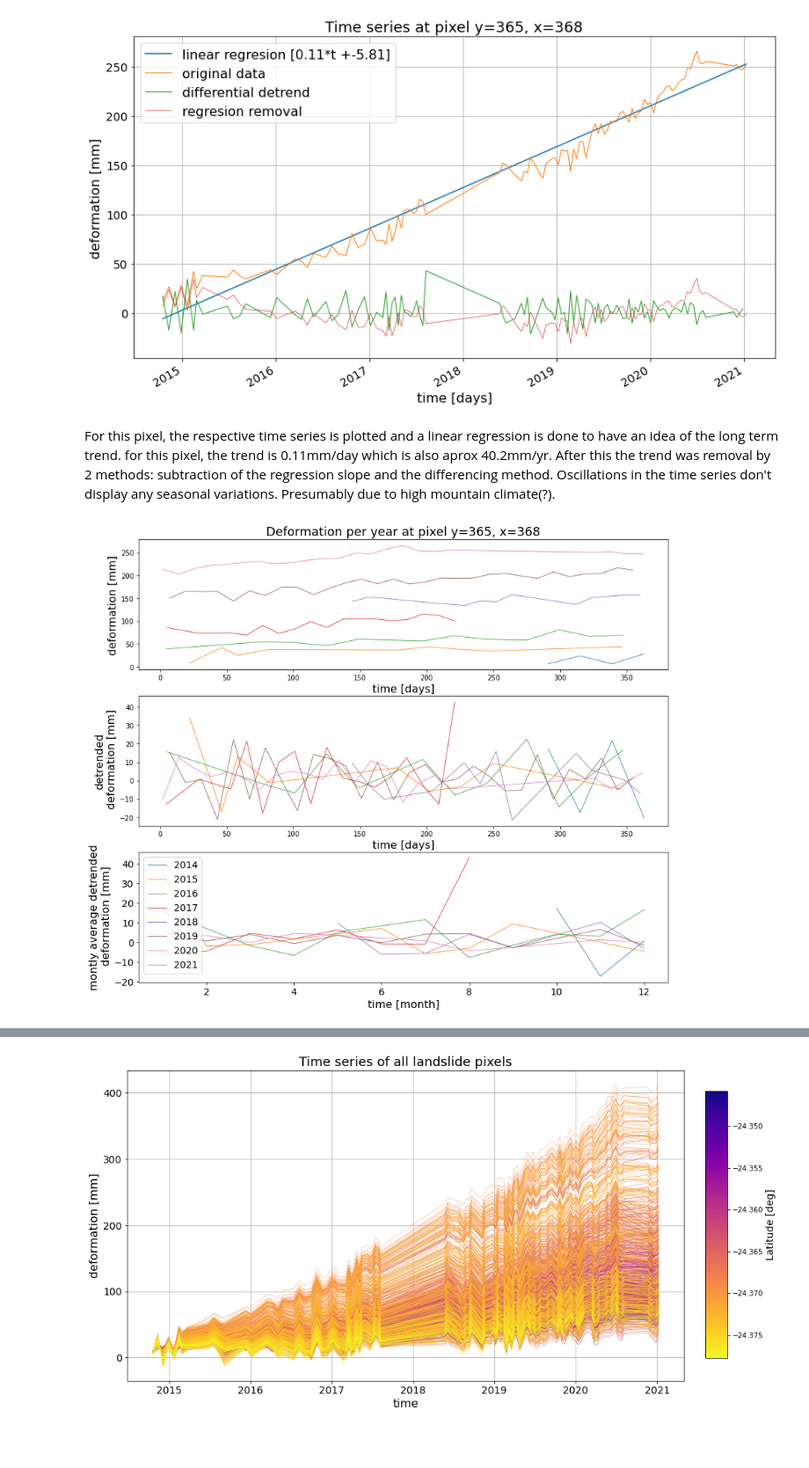
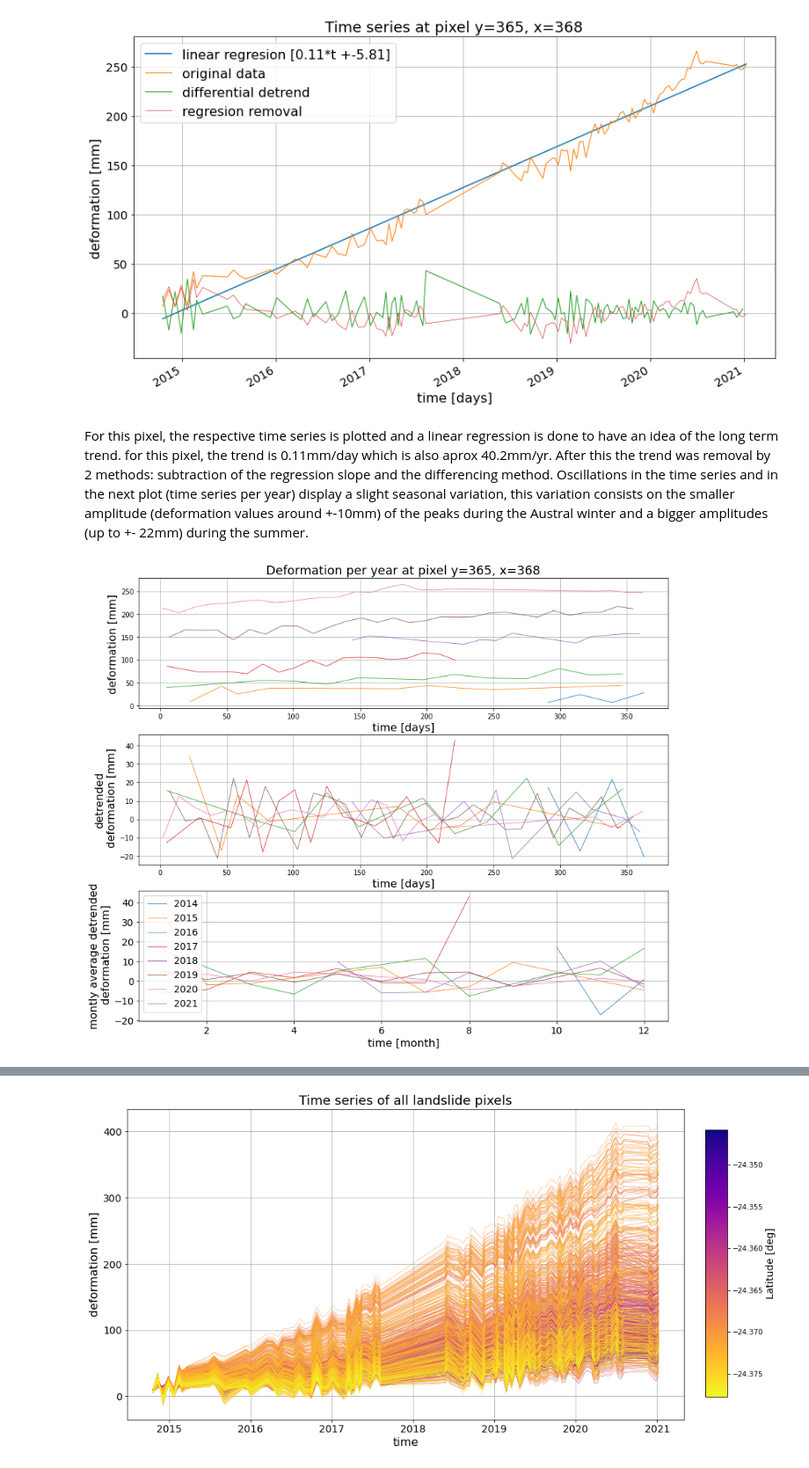
Before and after one commit to nicgar20/ts_analysis, a Jupyter notebook: ts_analysis.ipynb, the cells around one changed output, grey strips where cells are left out. Shown at 88% size. Cells and saved outputs as stored; diff of their text form; code cells hidden in the pictures; blank space fills up the shorter version.

```diff
--- a/ts_analysis.ipynb
+++ b/ts_analysis.ipynb
@@ -133,7 +133,7 @@ plt.show()
 # %% [output]
 [figure]
 # %% [markdown]
-For this pixel, the respective time series is plotted and a linear regression is done to have an idea of the long term trend. for this pixel, the trend is 0.11mm/day which is also aprox 40.2mm/yr. After this the trend was removal by 2 methods: subtraction of the regression slope and the differencing method. Oscillations in the time series don't display any seasonal variations. Presumably due to high mountain climate(?).
+For this pixel, the respective time series is plotted and a linear regression is done to have an idea of the long term trend. for this pixel, the trend is 0.11mm/day which is also aprox 40.2mm/yr. After this the trend was removal by 2 methods: subtraction of the regression slope and the differencing method. Oscillations in the time series and in the next plot (time series per year) display a slight seasonal variation, this variation consists on the smaller amplitude (deformation values around +-10mm) of the peaks during the Austral winter and a bigger amplitudes (up to +- 22mm) during the summer.
 # %%
 # Use to fit bigger polynomials
 # linear_reg_coef_deg2 = np.polyfit(ts.days, ts.data, deg=3)
@@ -155,34 +155,38 @@ for year in ts.year.unique():
 plt.xticks(fontsize=14)
 plt.yticks(fontsize=14)
 #ax[0].legend(fontsize=14)
+ax[0].grid(True)
 ax[0].set_ylabel("deformation [mm]", fontsize=16)
 ax[0].set_xlabel("time [days]", fontsize=16)
 ax[0].set_title("Deformation per year at pixel y={}, x={}".format(x,y), fontsize=18)
 
 for year in ts.year.unique():
     ts.loc[ts.year == year].plot(x="day_of_year",
                                  y="diff_detrend",
                                  ax=ax[1], label=year,
                                  linewidth=0.8,
                                  legend=False)
 plt.xticks(fontsize=14)
 plt.yticks(fontsize=14)
 #ax[1].legend(fontsize=14)
+ax[1].grid(True)
 ax[1].set_ylabel("detrended\n deformation [mm]", fontsize=16)
 ax[1].set_xlabel("time [days]", fontsize=16)
 #ax[1].set_title("Deformation per year at pixel y={}, x={}".format(x,y), fontsize=18)
 
 for year in ts.year.unique():
     monthly_averages.loc[monthly_averages.year == year].plot(x="month",
                                  y="diff_detrend",
                                  ax=ax[2], label=year,
                                  linewidth=0.8)
 plt.xticks(fontsize=14)
 plt.yticks(fontsize=14)
+
 ax[2].legend(fontsize=14)
 ax[2].set_ylabel("montly average detrended\n deformation [mm]", fontsize=16)
 ax[2].set_xlabel("time [month]", fontsize=16)
+ax[2].grid(True)
 #ax[2].set_title("Deformation per year at pixel y={}, x={}".format(x,y), fontsize=18)
 plt.show()
 # %% [output]
-[figure, old version]
+[figure, new version]
```
Also changed, not shown: parts of 10 cells of this notebook.
